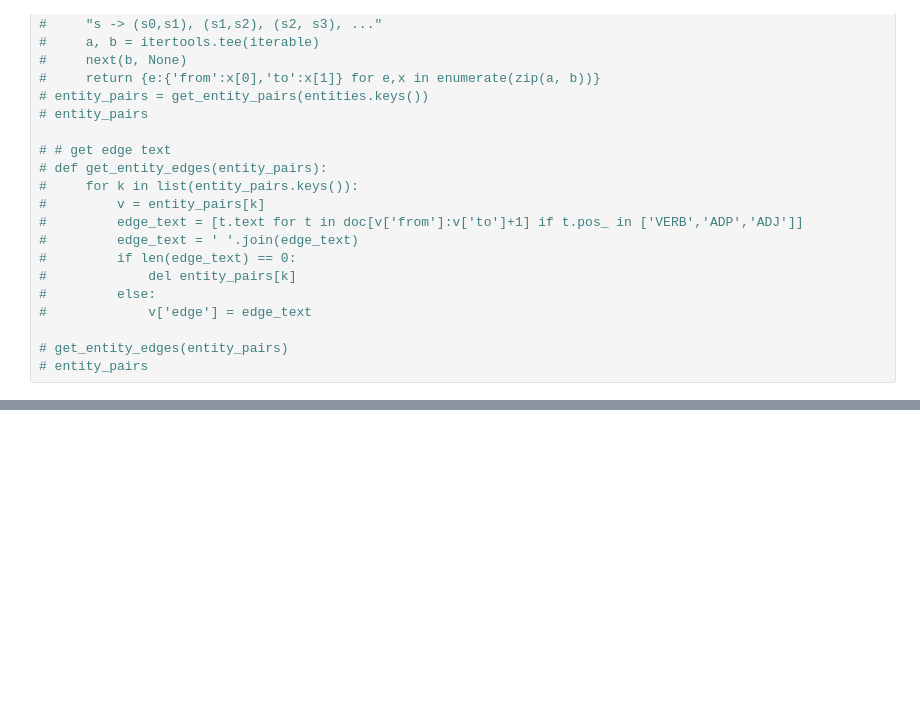
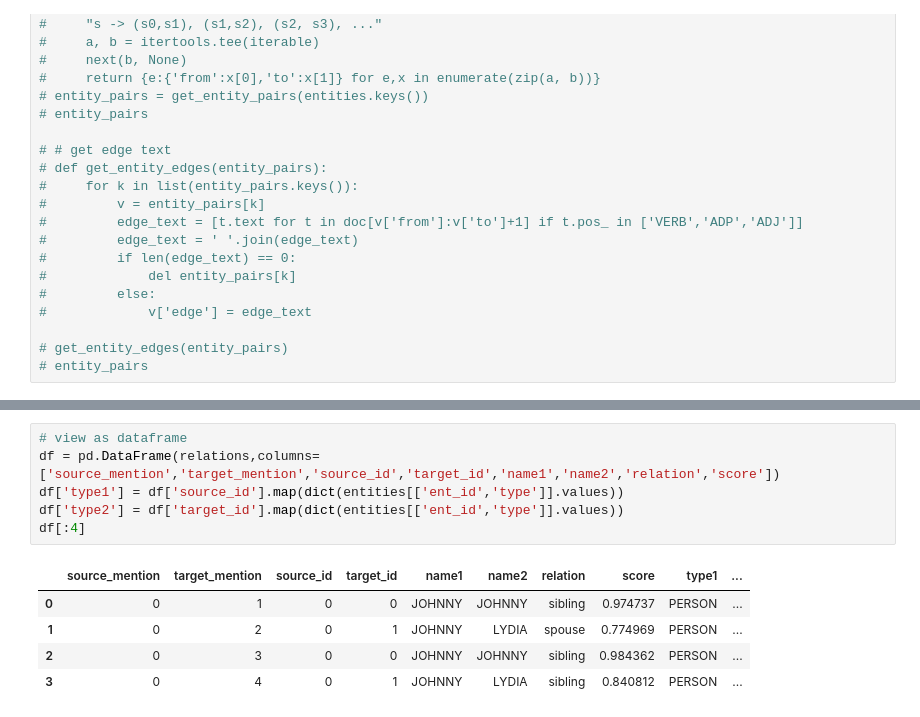
Before and after one commit to bpostance/learn_data_science, a Jupyter notebook: NLP/04_KG/0.1-spacy-relation-extraction.ipynb, the cells around one changed output, grey strips where cells are left out. Drawn from its saved outputs; the diff is of its cells as text; blank space fills up the shorter version.

```diff
--- a/NLP/04_KG/0.1-spacy-relation-extraction.ipynb
+++ b/NLP/04_KG/0.1-spacy-relation-extraction.ipynb
@@ -293,0 +323,12 @@ entities
+# %%
+# view as dataframe
+df = pd.DataFrame(relations,columns=['source_mention','target_mention','source_id','target_id','name1','name2','relation','score'])
+df['type1'] = df['source_id'].map(dict(entities[['ent_id','type']].values))
+df['type2'] = df['target_id'].map(dict(entities[['ent_id','type']].values))
+df[:4]
+# %% [output]
+|  | source_mention | target_mention | source_id | target_id | name1 | name2 | relation | score | type1 | ... |
+| 0 | 0 | 1 | 0 | 0 | JOHNNY | JOHNNY | sibling | 0.974737 | PERSON | ... |
+| 1 | 0 | 2 | 0 | 1 | JOHNNY | LYDIA | spouse | 0.774969 | PERSON | ... |
+| 2 | 0 | 3 | 0 | 0 | JOHNNY | JOHNNY | sibling | 0.984362 | PERSON | ... |
+| 3 | 0 | 4 | 0 | 1 | JOHNNY | LYDIA | sibling | 0.840812 | PERSON | ... |
```
Also changed, not shown: parts of 14 cells of this notebook.
